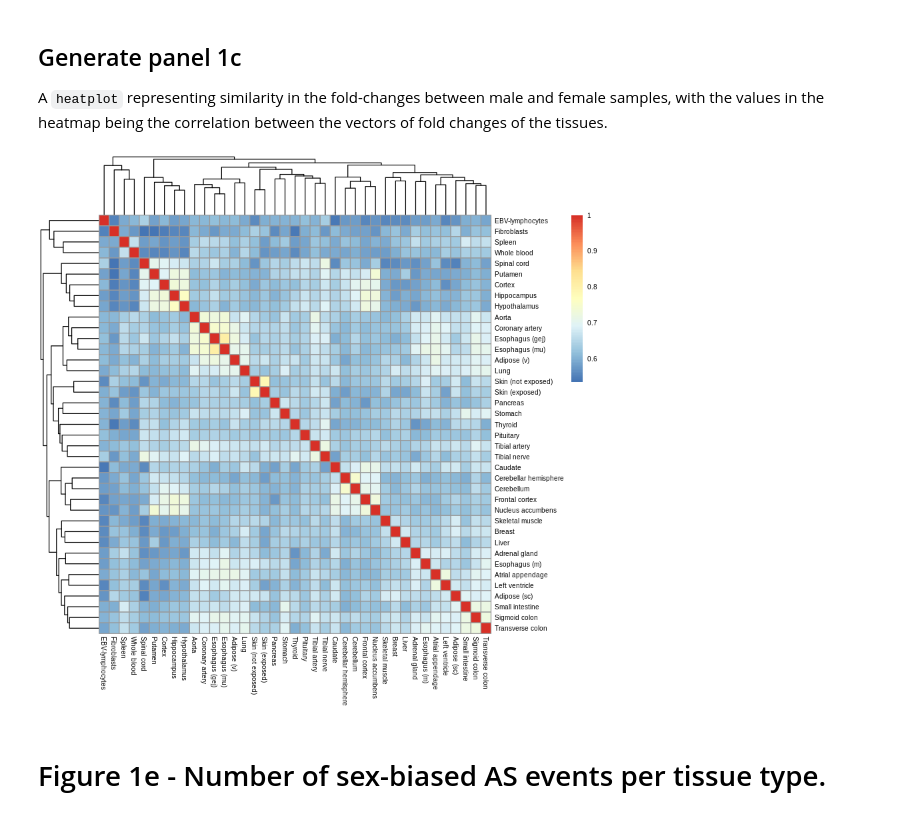
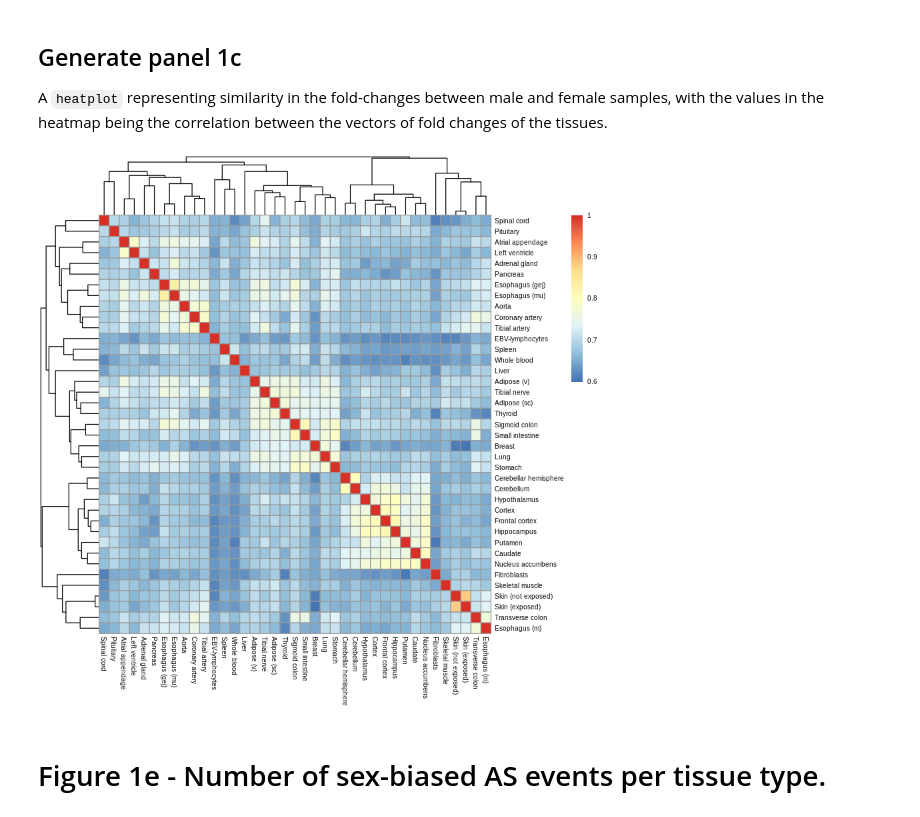
Before and after one commit to TheJacksonLaboratory/sbas, a Jupyter notebook: jupyter/figure1.ipynb, the cells around one changed output. Saved outputs shown, nothing was run; the diff lists cells and outputs as text; code cells hidden in the pictures.

Commit message:
putting figure1 to bed!

```diff
--- a/jupyter/figure1.ipynb
+++ b/jupyter/figure1.ipynb
@@ -516,5 +599,8 @@ head(filenames)
 # preserve the ordered rownames for later assignment to matrix
 fullfilename <-filenames[1]
 logFC_mat    <- read.csv(fullfilename)
+pVal_mat     <- logFC_mat
 logFC_mat    <- logFC_mat[order(rownames(logFC_mat)),]
 logFC_mat_rownames <- as.character(rownames(logFC_mat))
+pVal_mat_rownames  <- logFC_mat_rownames
+pVal_mat     <- logFC_mat
@@ -529,4 +627,15 @@ make_tissue_matrix_ready <- function (file) {
     rownames(logFC) <- rownames(logFC_mat)
     return(logFC)
 }
+# %%
+# Make a adjPVal matrix for each of the tissues
+# from what files are saved
+make_pval_matrix_ready <- function (file) {
+    filename        <- paste('../data',file,sep="/")
+    pVal_mat       <- read.csv(filename)
+    pVal_mat       <- pVal_mat[order(rownames(pVal_mat)),]
+    pVal           <- as.matrix(as.numeric(pVal_mat$adj.P.Val),ncol=1)
+    rownames(pVal) <- rownames(pVal_mat)
+    return(pVal)
+}
 # %%
@@ -534,4 +642,6 @@ make_tissue_matrix_ready <- function (file) {
 matrix_list <- lapply(X=filenames, FUN=make_tissue_matrix_ready)
+# %%
+pVal_matrix_list <- lapply(X=filenames, FUN=make_pval_matrix_ready)
 # %%
 length(matrix_list)
 # rows are the number of samples, columns are the tissues
@@ -605,0 +791,26 @@ A matrix: 6 × 39 of type dbl
+# %%
+# dist_mat all values logFC_mat
+dist_mat <- as.matrix(cor(logFC_mat))
+pheatmap(as.matrix(dist_mat), clustering_distance_rows = "correlation", clustering_distance_cols = "correlation", fontsize = 6)
+hm.parameters <- list(dist_mat, fontsize = 6)
+do.call("pheatmap", c(hm.parameters,  filename="../pdf/FigureGenesHeatmapAlllogFC.pdf"))
+
+# dist_mat all values with logFC_mat normalizeQuantiles
+logFC_mat_NQ <- normalizeQuantiles(logFC_mat)
+dist_mat <- as.matrix(cor(logFC_mat_NQ))
+pheatmap(as.matrix(dist_mat), clustering_distance_rows = "correlation", clustering_distance_cols = "correlation", fontsize = 6)
+hm.parameters <- list(dist_mat, fontsize = 6)
+do.call("pheatmap", c(hm.parameters,  filename="../pdf/FigureGenesHeatmapAlllogFC_NQ.pdf"))
+
+# dist_mat all values with logFC_mat_gt_1.5
+dist_mat <- as.matrix(cor(logFC_gt_1.5))
+pheatmap(as.matrix(dist_mat), clustering_distance_rows = "correlation", clustering_distance_cols = "correlation", fontsize = 6)
+hm.parameters <- list(dist_mat, fontsize = 6)
+do.call("pheatmap", c(hm.parameters,  filename="../pdf/FigureGenesHeatmapAlllogFC_gt_1.5.pdf"))
+
+# dist_mat all values with logFC_gt_1.5_mat normalizeQuantiles
+logFC_mat_gt_1.5_NQ <- normalizeQuantiles(logFC_gt_1.5)
+dist_mat <- as.matrix(cor(logFC_mat_gt_1.5_NQ))
+pheatmap(as.matrix(dist_mat), clustering_distance_rows = "correlation", clustering_distance_cols = "correlation", fontsize = 6)
+hm.parameters <- list(dist_mat, fontsize = 6)
+do.call("pheatmap", c(hm.parameters,  filename="../pdf/FigureGenesHeatmapAlllogFC_gt_1.5NQ.pdf"))
@@ -619,10 +832,11 @@ A `heatplot` representing similarity in the fold-changes between male and female
 with the values in the heatmap being the correlation between the vectors of fold changes of the tissues. </b>
 # %%
 library(pheatmap)
-pheatmap(as.matrix(dist_mat),   fontsize = 6)
+
+pheatmap(as.matrix(dist_mat), clustering_distance_rows = "correlation", clustering_distance_cols = "correlation", fontsize = 6)
 hm.parameters <- list(dist_mat, fontsize = 6)
 do.call("pheatmap", c(hm.parameters,  filename="../pdf/Figure1c.pdf"))
 # %% [output]
-[figure, old version]
+[figure, new version]
 # %% [markdown]
 # Figure 1e - Number of sex-biased AS events per tissue type.
```
Also changed, not shown: parts of 42 cells of this notebook, 4 other files.
